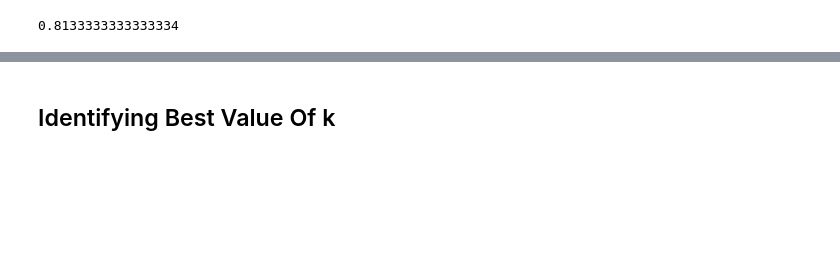
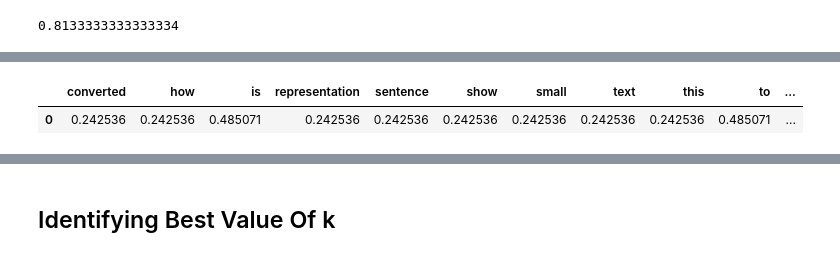
Before and after one commit to kondratevakate/machine-learning-with-love, a Jupyter notebook: 03_knn/03_regularisation_knn.ipynb, the cells around one changed output, grey strips where cells are left out. Cells and saved outputs as stored; diff of their text form; code cells hidden in the pictures; blank space fills up the shorter version.

```diff
--- a/03_knn/03_regularisation_knn.ipynb
+++ b/03_knn/03_regularisation_knn.ipynb
@@ -390,0 +427,11 @@ clf.score(X,y)
+# %%
+from sklearn.feature_extraction.text import TfidfVectorizer
+import pandas as pd
+
+tfidf = TfidfVectorizer()
+string = 'This is a small sentence to show how text is converted to vector representation'
+y = tfidf.fit_transform([string])
+## convert to a sparse matrix form (not visible here but in large corpus will be)
+## to know how these tfidf values are created, please google, this has
+## two components - tf and idf
+y.toarray()
@@ -390,0 +471,9 @@ clf.score(X,y)
+# %%
+## convert the tfidf vector to a pandas dataframe
+df = pd.DataFrame(y.toarray(), columns = tfidf.get_feature_names())
+
+## print the dataframe
+df
+# %% [output]
+|  | converted | how | is | representation | sentence | show | small | text | this | to | ... |
+| 0 | 0.242536 | 0.242536 | 0.485071 | 0.242536 | 0.242536 | 0.242536 | 0.242536 | 0.242536 | 0.242536 | 0.485071 | ... |
```
Also changed, not shown: parts of 42 cells of this notebook, 18 other files.
